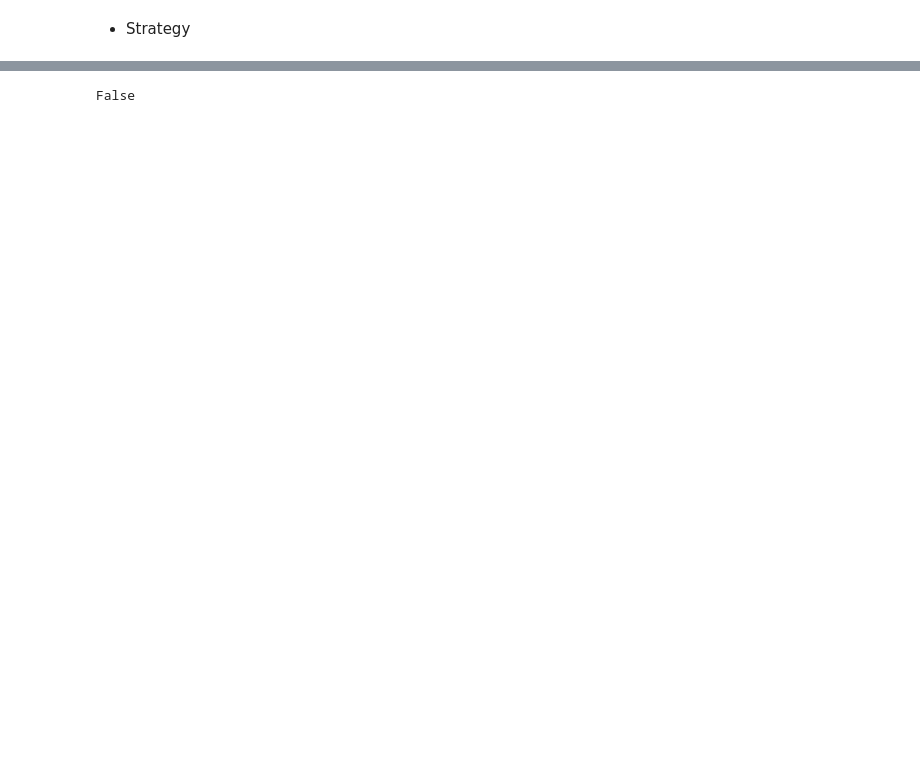
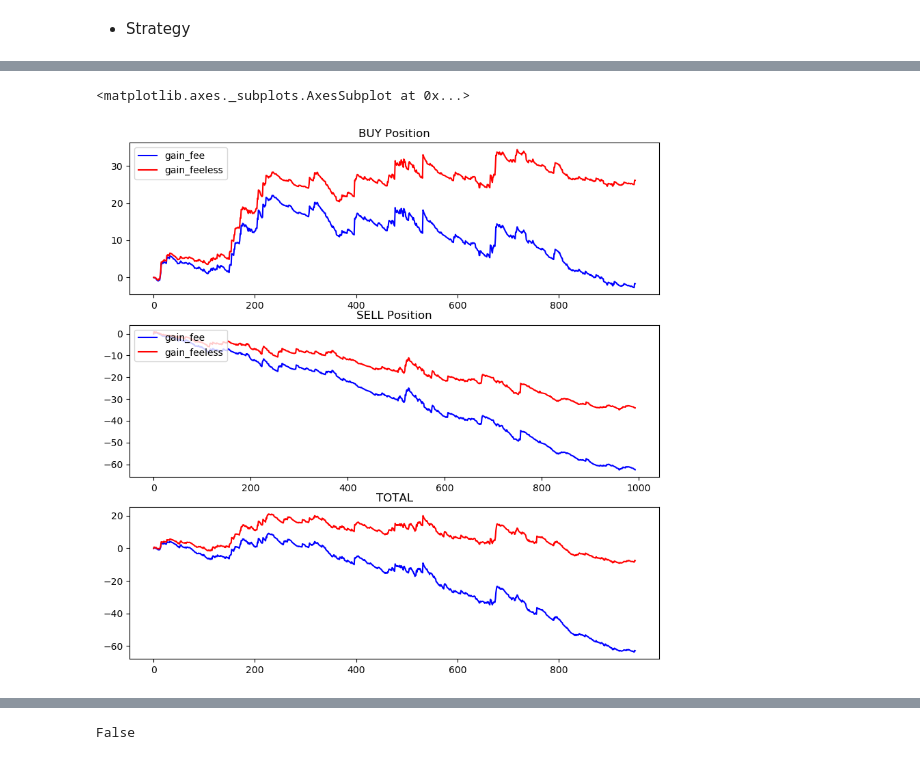
Before and after one commit to RichardS0268/Stock_cn_T0_Trend, a Jupyter notebook: workflow_v102.ipynb, the cells around one changed output, grey strips where cells are left out. Drawn from its saved outputs; the diff is of its cells as text; code cells hidden in the pictures; blank space fills up the shorter version.

```diff
--- a/workflow_v102.ipynb
+++ b/workflow_v102.ipynb
@@ -253,7 +248,7 @@ def Trend_activation(_stmp):
     _stmp['Cluster_rank'] = [np.nan for _ in range(_stmp.shape[0])]
     _stmp['Cluster_rank'][0] = strT2float(_stmp['CLOCK'][0])
 
-    cluster_div_condi = (np.sign(_stmp['MACD_color'])+np.sign(_stmp['MACD_color'].shift(1))==0) # when red-green bars change
+    cluster_div_condi = (np.sign(_stmp['MACD_color'])+np.sign(_stmp['MACD_color'].shift(1)) == 0) # when red-green bars change
     _stmp['Cluster_rank'].loc[cluster_div_condi] = _stmp.loc[cluster_div_condi]['CLOCK'].apply(lambda x: strT2float(x))
     _stmp['Cluster_rank'] = _stmp['Cluster_rank'].ffill()
 
@@ -261,17 +256,19 @@ def Trend_activation(_stmp):
 
     ## BUY Time
     buy_tt = []
-    for _, group in _stmp.loc[(_stmp['MACD_color']== 1) & (_stmp['STD']== 1) & (_stmp['J']>90)].groupby('Cluster_rank'):
-        # buy_tt.append(group['CLOCK'][0])
-        buy_tt += group['CLOCK'].to_list()
+    buy_condition = (ptmp['MACD_color']==1) & (ptmp['STD']==1) & (ptmp['J']>90)
+    for _, group in _stmp.loc[buy_condition].groupby('Cluster_rank'):
+        buy_tt.append(group['CLOCK'][0])
+        # buy_tt += group['CLOCK'].to_list()
     for bt in buy_tt:
         _stmp['execution'].loc[bt] = 1
 
     ## SELL Time
     sell_tt = []
-    for _, group in _stmp.loc[(_stmp['MACD_color']== -1) & (_stmp['STD']== -1) & (_stmp['J']<10)].groupby('Cluster_rank'):
-        # sell_tt.append(group['CLOCK'][0])
-        sell_tt += group['CLOCK'].to_list()
+    sell_condition = (_stmp['MACD_color']==-1) & (_stmp['STD']==-1) & (_stmp['J']<10)
+    for _, group in _stmp.loc[sell_condition].groupby('Cluster_rank'):
+        sell_tt.append(group['CLOCK'][0])
+        # sell_tt += group['CLOCK'].to_list()
     for st in sell_tt:
         _stmp['execution'].loc[st] = -1
 
@@ -351,4 +381,0 @@ for exe_t in tqdm(buy_exe_t, desc='Buy Execution'):
-# %%
-buy_log['gain'] = buy_log['close_price'] - buy_log['open_price'] - (buy_log['close_price'] + buy_log['open_price'])*2e-4
-
-buy_log['gain'][:].cumsum().plot()
@@ -438,0 +398,25 @@ for exe_t in tqdm(sell_exe_t, desc='Sell Execution'):
+# %%
+fig, axes = plt.subplots(nrows=3, ncols=1, figsize=(10, 10), dpi=100)
+
+axes[0].set_title('BUY Position')
+buy_log['gain_fee'] = (buy_log['close_price'] - buy_log['open_price']) - (buy_log['close_price'] + buy_log['open_price'])*2e-4
+buy_log['gain_feeless'] = (buy_log['close_price'] - buy_log['open_price'])
+
+buy_log['gain_fee'].cumsum()[:].plot(color='b', ax=axes[0])
+buy_log['gain_feeless'].cumsum()[:].plot(color='r', ax=axes[0])
+axes[0].legend(loc='upper left')
+
+axes[1].set_title('SELL Position')
+sell_log['gain_fee'] = (sell_log['open_price'] - sell_log['close_price']) - (sell_log['close_price'] + sell_log['open_price'])*2e-4
+sell_log['gain_feeless'] = (sell_log['open_price'] - sell_log['close_price'])
+
+sell_log['gain_fee'].cumsum()[:].plot(color='b', ax=axes[1])
+sell_log['gain_feeless'].cumsum()[:].plot(color='r', ax=axes[1])
+axes[1].legend(loc='upper left')
+
+axes[2].set_title('TOTAL')
+(buy_log['gain_fee'].cumsum()+sell_log['gain_fee'].cumsum()).plot(color='b', ax=axes[2])
+(buy_log['gain_feeless'].cumsum()+sell_log['gain_feeless'].cumsum()).plot(color='r', ax=axes[2])
+# %% [output]
+<matplotlib.axes._subplots.AxesSubplot at 0x...>
+[figure, added]
```
Also changed, not shown: parts of 42 cells of this notebook.
